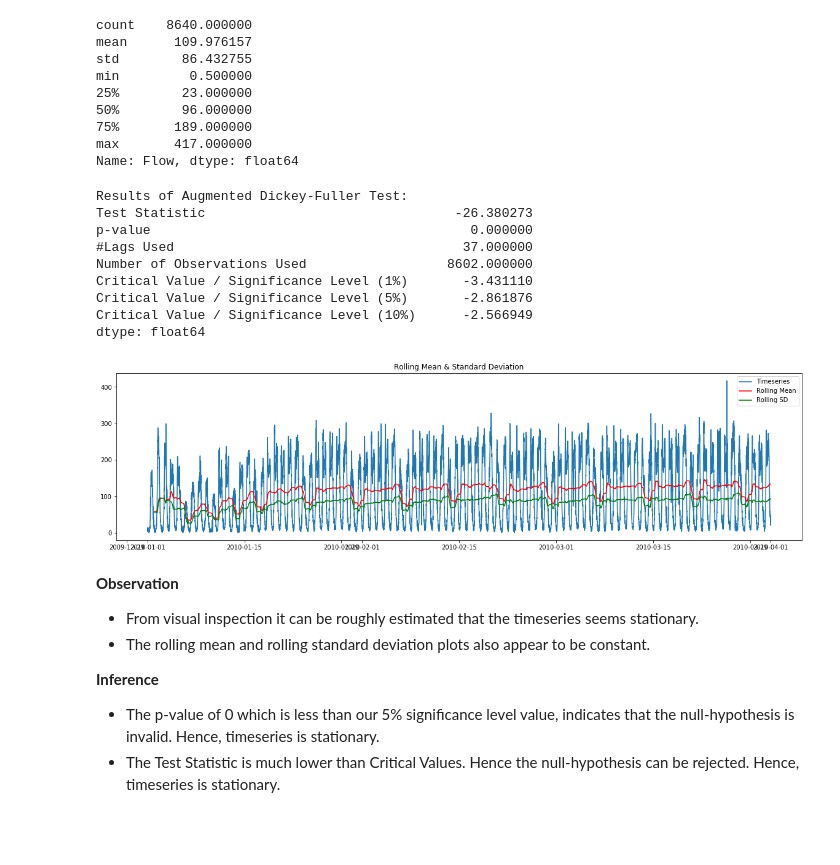
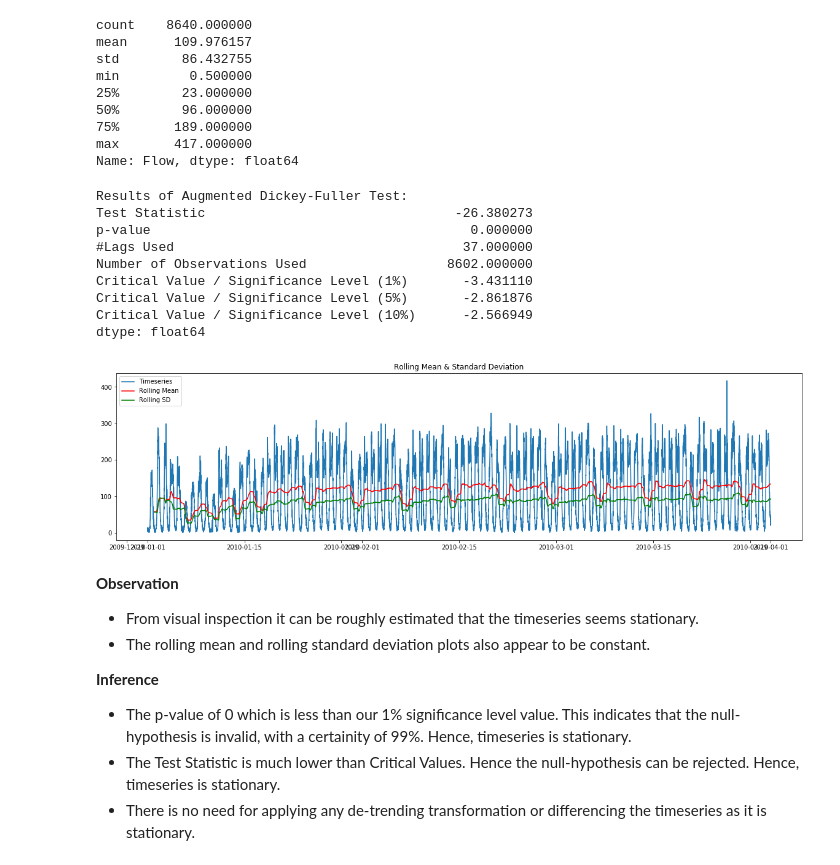
Before and after one commit to ankushjain2001/Traffic-Congestion-EDA, a Jupyter notebook: Traffic Congestion - Data Exploration.ipynb, the cells around one changed output. Cells and saved outputs as stored; diff of their text form; code cells hidden in the pictures; blank space fills up the shorter version.

```diff
--- a/Traffic Congestion - Data Exploration.ipynb
+++ b/Traffic Congestion - Data Exploration.ipynb
@@ -317,40 +317,41 @@ def stationarityTest(ts):
     rolStd = ts.rolling(96).std()
 
     # Plotting rolMean and rolStd with the TimeSeries
     plt.figure(figsize=(20,5))
     plt.plot(ts, label='Timeseries')
     plt.plot(rolMean, color='red', label='Rolling Mean')
     plt.plot(rolStd, color='green', label='Rolling SD')
-    plt.legend(loc='best')
+    plt.legend(loc='upper left')
     plt.title('Rolling Mean & Standard Deviation')
 
     # Performing the Dickey-Fuller test
     print('Results of Augmented Dickey-Fuller Test:')
     # The adfuller function takes data in series dtype
     dfTest = adfuller(ts, autolag='AIC')
     dfOutput = pd.Series(dfTest[0:4], index=['Test Statistic','p-value','#Lags Used','Number of Observations Used'])
     for key,value in dfTest[4].items():
         dfOutput['Critical Value / Significance Level (%s)'%key] = value
     print(dfOutput)
 
 # Performing the test on data
 stationarityTest(dataTS)
 # %% [output]
 Results of Augmented Dickey-Fuller Test:
 Test Statistic                                -26.380273
 p-value                                         0.000000
 #Lags Used                                     37.000000
 Number of Observations Used                  8602.000000
 Critical Value / Significance Level (1%)       -3.431110
 Critical Value / Significance Level (5%)       -2.861876
 Critical Value / Significance Level (10%)      -2.566949
 dtype: float64
-[figure, old version]
+[figure, new version]
 # %% [markdown]
 **Observation**
 - From visual inspection it can be roughly estimated that the timeseries seems stationary.
 - The rolling mean and rolling standard deviation plots also appear to be constant.
 
 **Inference**
-- The p-value of 0 which is less than our 5% significance level value, indicates that the null-hypothesis is invalid. Hence, timeseries is stationary.
+- The p-value of 0 which is less than our 1% significance level value. This indicates that the null-hypothesis is invalid, with a certainity of 99%. Hence, timeseries is stationary.
 - The Test Statistic is much lower than Critical Values. Hence the null-hypothesis can be rejected. Hence, timeseries is stationary.
+- There is no need for applying any de-trending transformation or differencing the timeseries as it is stationary.
```
Also changed, not shown: parts of 9 cells of this notebook.
